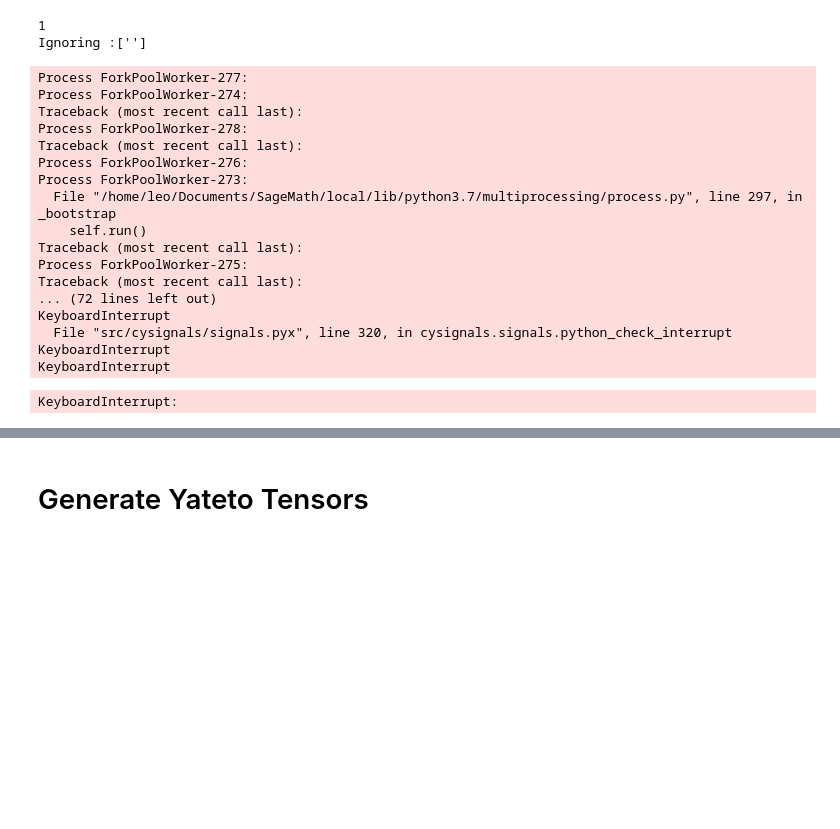
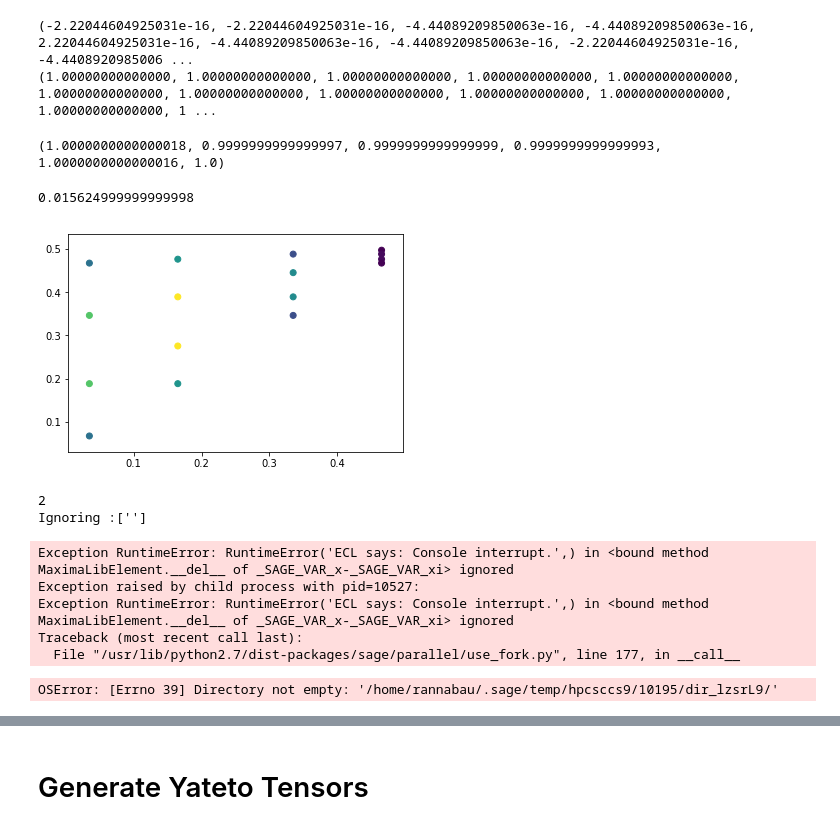
Before and after one commit to chameleon-hpc/samoa-chameleon, a Jupyter notebook: scripts/DG/Sage/Matrices.ipynb, the cells around one changed output, grey strips where cells are left out. Cells and saved outputs as stored; diff of their text form; code cells hidden in the pictures; blank space fills up the shorter version.

```diff
--- a/scripts/DG/Sage/Matrices.ipynb
+++ b/scripts/DG/Sage/Matrices.ipynb
@@ -97,3 +128,17 @@ printMatrix(phi_m,"phi_m",order)
+# %%
+R = vector(RR,np.ones(phi.nrows())) - phi*vector(RR,np.ones(phi.ncols()))
+print(R)
+for i in range(phi.nrows()):
+    phi[i,1] += R[i]
+#phi = phi - diagonal_matrix(R)
+print(phi*vector(RR,np.ones(phi.ncols())))
+# %% [output]
+(-2.22044604925031e-16, -2.22044604925031e-16, -4.44089209850063e-16, -4.44089209850063e-16, 2.22044604925031e-16, -4.44089209850063e-16, -4.44089209850063e-16, -2.22044604925031e-16, -4.4408920985006 ...
+(1.00000000000000, 1.00000000000000, 1.00000000000000, 1.00000000000000, 1.00000000000000, 1.00000000000000, 1.00000000000000, 1.00000000000000, 1.00000000000000, 1.00000000000000, 1.00000000000000, 1 ...
+# %%
+mue_inv*vector(np.ones(mue_inv.ncols()))
+# %% [output]
+(1.0000000000000018, 0.9999999999999997, 0.9999999999999999, 0.9999999999999993, 1.0000000000000016, 1.0)
 # %%
 mirrored_coordinates=vector([0]*len(basis2D))
 ind = 0
@@ -243,13 +288,40 @@ for order in range(1,10):
     #printMatrix(ref1,"ref1",order)
     #printMatrix(ref1,"ref2",order)
     #printMatrix(coarse,"coarsen",order)
+# %%
+from modules.meta import gl_rule
+import matplotlib.pyplot as plt
+r = gl_rule(4,0.0,0.5,0.5,0.0)
+#nodes   = list(map(lambda x : x[0],r.quad_rule))
+#weights = list(map(lambda x : x[1],r.quad_rule))
+
+
+#x = list(map(lambda x : x[0],nodes))
+#y = list(map(lambda x : x[1],nodes))
+x=[]
+y=[]
+weights=[]
+#r = gl_rule(5,0.5,1.0,0.0,0.5,-1)
+nodes = list(map(lambda x : x[0],r.quad_rule))
+
+x.extend(list(map(lambda x : x[0],nodes)))
+y.extend(list(map(lambda x : x[1],nodes)))
+weights.extend(list(map(lambda x : x[1],r.quad_rule)))
+plt.scatter(x,y,c=weights)
+#print(weights)
+
+r.quad(lambda x,y : 2.0*x*(-1.0*x - 1.0*y + 1.0))
+# %% [output]
+0.015624999999999998
+[figure, added]
 # %%
 import numpy as np
 from modules.basis import *
 from modules.genMatrices import *
 
-for order in range(1,17):
+for order in range(2,8):
     print(order)
+
 
     alphaNodes = getAlphaNodes(order)
     basis2D = vandermonde_2D(order,alphaNodes)
@@ -273,23 +345,11 @@ for order in range(1,17):
     coarse2 = generate_coarse(basis2D,"r")
     printMatrix(coarse2,"coarsen2",order)
 # %% [output]
-1
+2
 Ignoring :['']
-Process ForkPoolWorker-277:
-Process ForkPoolWorker-274:
+Exception RuntimeError: RuntimeError('ECL says: Console interrupt.',) in <bound method MaximaLibElement.__del__ of _SAGE_VAR_x-_SAGE_VAR_xi> ignored
+Exception raised by child process with pid=10527:
+Exception RuntimeError: RuntimeError('ECL says: Console interrupt.',) in <bound method MaximaLibElement.__del__ of _SAGE_VAR_x-_SAGE_VAR_xi> ignored
 Traceback (most recent call last):
-Process ForkPoolWorker-278:
-Traceback (most recent call last):
-Process ForkPoolWorker-276:
-Process ForkPoolWorker-273:
-  File "/home/leo/Documents/SageMath/local/lib/python3.7/multiprocessing/process.py", line 297, in _bootstrap
-    self.run()
-Traceback (most recent call last):
-Process ForkPoolWorker-275:
-Traceback (most recent call last):
-... (72 lines left out)
-KeyboardInterrupt
-  File "src/cysignals/signals.pyx", line 320, in cysignals.signals.python_check_interrupt
-KeyboardInterrupt
-KeyboardInterrupt
+  File "/usr/lib/python2.7/dist-packages/sage/parallel/use_fork.py", line 177, in __call__
-KeyboardInterrupt:
+OSError: [Errno 39] Directory not empty: '/home/rannabau/.sage/temp/hpcsccs9/10195/dir_lzsrL9/'
```
Also changed, not shown: parts of 7 cells of this notebook, 3 other files.
